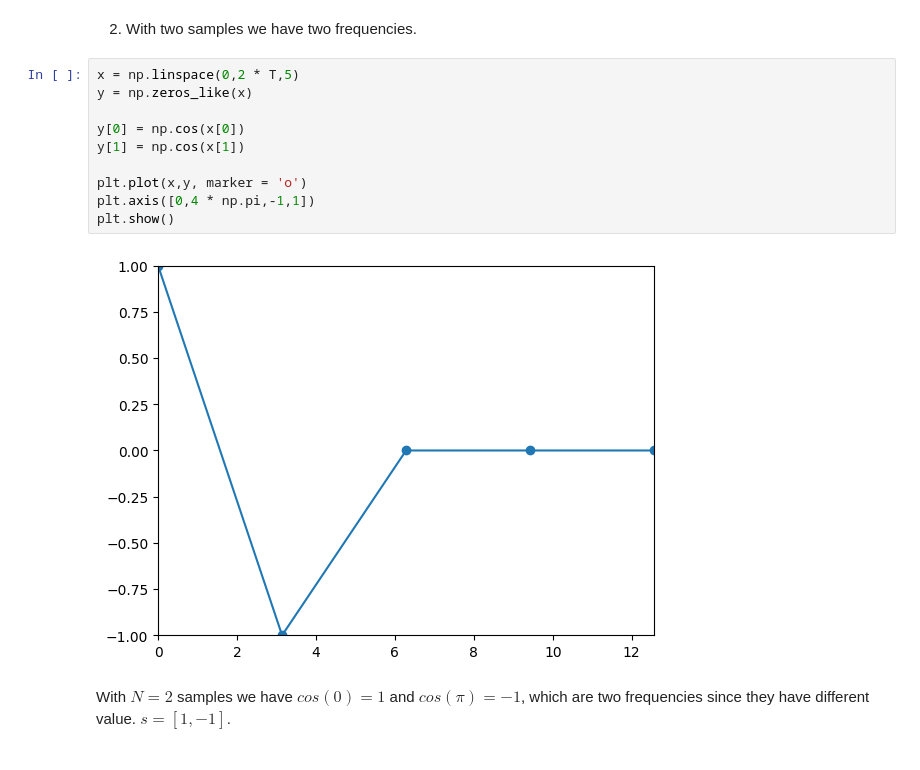
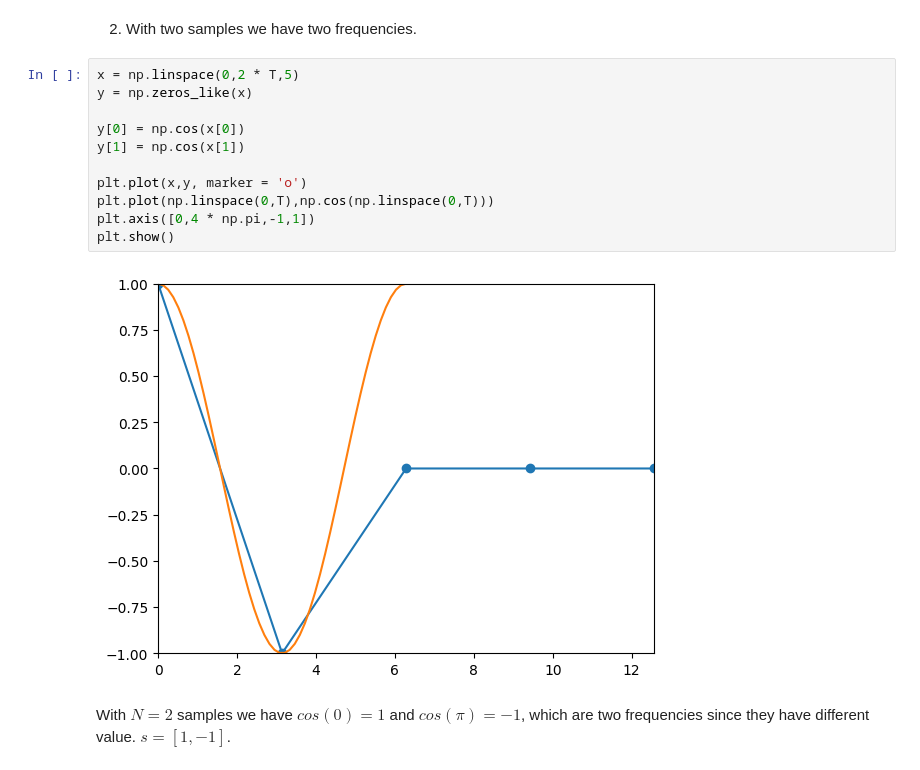
Before and after one commit to DylanReidRamelli/Bachelor-Project-2023, a Jupyter notebook: notebook/fourier.ipynb, the cells around one changed output. Saved outputs shown, nothing was run; the diff lists cells and outputs as text.

```diff
--- a/notebook/fourier.ipynb
+++ b/notebook/fourier.ipynb
@@ -29,15 +30,16 @@ Since we have only one frequency $cos(0) = 1$ and we are sampling only once then
 # %%
 x = np.linspace(0,2 * T,5)
 y = np.zeros_like(x)
 
 y[0] = np.cos(x[0])
 y[1] = np.cos(x[1])
 
 plt.plot(x,y, marker = 'o')
+plt.plot(np.linspace(0,T),np.cos(np.linspace(0,T)))
 plt.axis([0,4 * np.pi,-1,1])
 plt.show()
 # %% [output]
-[figure, old version]
+[figure, new version]
 # %% [markdown]
 With $N = 2$ samples we have $cos(0) = 1$ and $ cos(\pi) = -1$, which are two frequencies since they have different value. $s = [1, -1]$.
 # %% [markdown]
```
Also changed, not shown: parts of 7 cells of this notebook.
